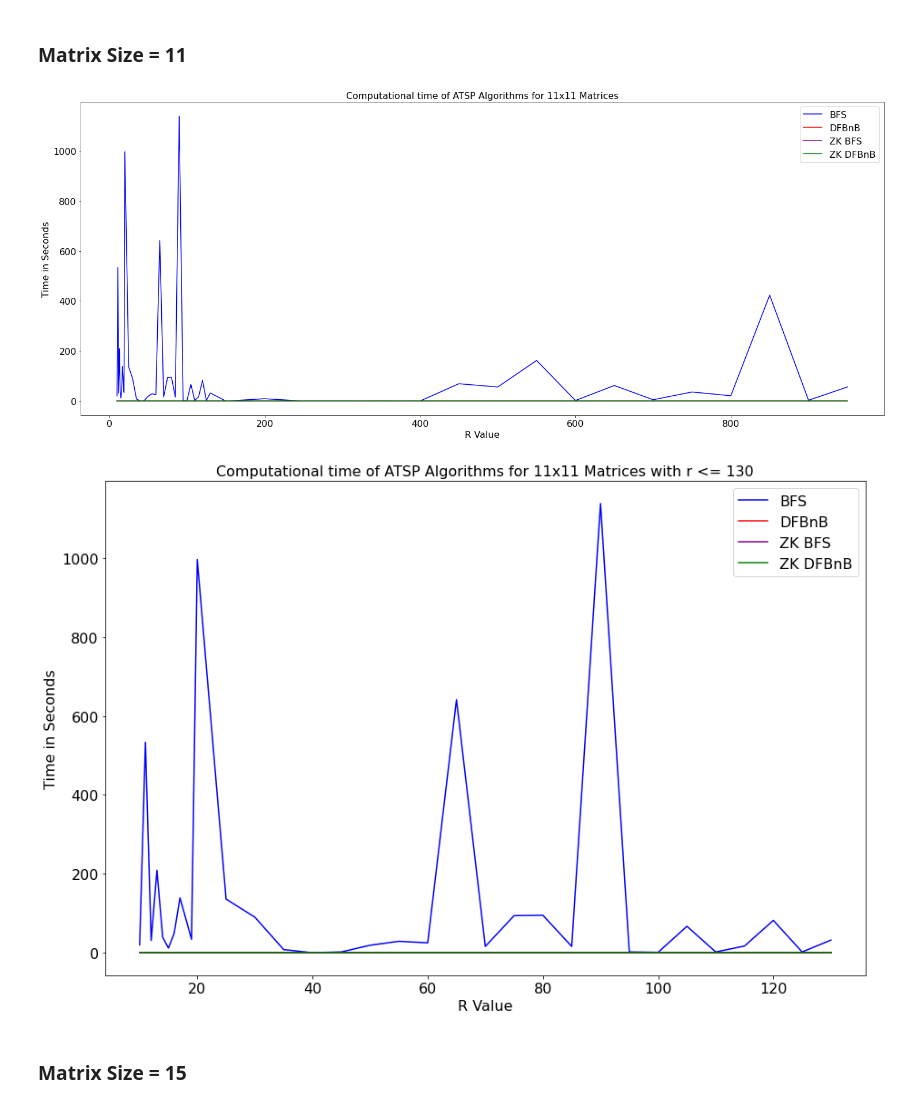
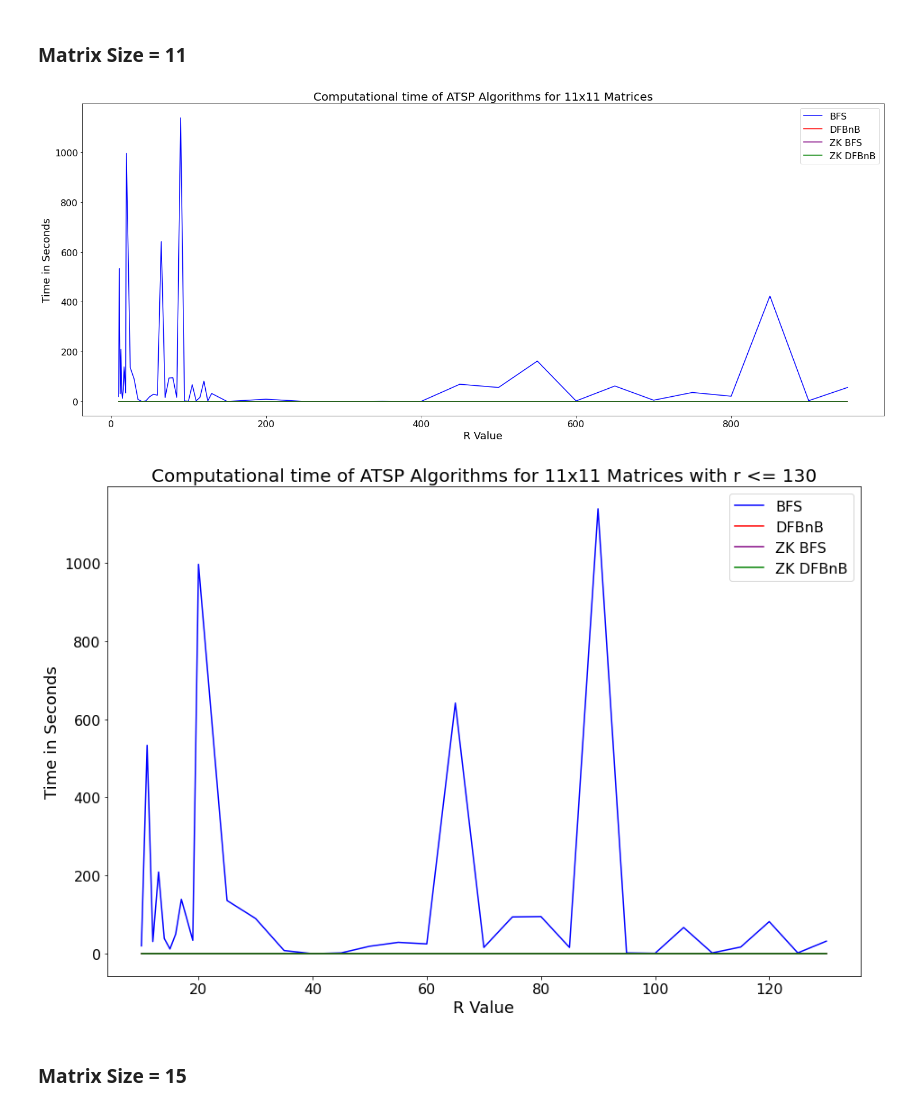
Before and after one commit to VU-Irakliy/ATSPZK, a Jupyter notebook: Results/Time_graphs.ipynb, the cells around one changed output. Cells and saved outputs as stored; diff of their text form; code cells hidden in the pictures.

```diff
--- a/Results/Time_graphs.ipynb
+++ b/Results/Time_graphs.ipynb
@@ -47,47 +47,47 @@ plt.plot(results, time_bfs, color = 'blue', label = 'BFS')
 plt.plot(results, time_dfbnb, color = 'red', label = 'DFBnB')
 plt.plot(results, time_zk_bfs, color = 'purple', label = 'ZK BFS')
 plt.plot(results, time_zk_dfbnb, color = 'green', label = 'ZK DFBnB')
-plt.xlabel("R Value", fontsize = 16)
-plt.ylabel('Time in Seconds', fontsize = 16)
-plt.title("Computational time of ATSP Algorithms for 11x11 Matrices", fontsize = 16)
+plt.xlabel("R Value", fontsize = 18)
+plt.ylabel('Time in Seconds', fontsize = 18)
+plt.title("Computational time of ATSP Algorithms for 11x11 Matrices", fontsize = 20)
 plt.legend()
 plt.show()
 # %% [output]
-[figure, old version]
+[figure, new version]
 # %%
 # results = [i[0] for i in results_dfbnb_1]
 # time_dfbnb = [i[1] for i in results_dfbnb_1]
 # time_bfs = [i[1] for i in results_bfs_1]
 # time_zk_dfbnb = [i[1] for i in results_zk_dfbnb_1]
 # time_zk_bfs = [i[1] for i in results_zk_bfs_1]
 # plt.rcParams['figure.figsize'] = [15, 10]
 # plt.plot(results, time_bfs, color = 'blue', label = 'BFS')
 # plt.plot(results, time_dfbnb, color = 'red', label = 'DFBnB')
 # plt.plot(results, time_zk_bfs, color = 'purple', label = 'ZK BFS')
 # plt.plot(results, time_zk_dfbnb, color = 'green', label = 'ZK DFBnB')
 # plt.xlabel("R Value", fontsize = 16)
 # plt.ylabel('Time in Seconds', fontsize = 16)
 # plt.title("Computational time of ATSP Algorithms for 11x11 Matrices ", fontsize = 16)
 # plt.legend()
 # plt.show()
 
 results = [i[0] for i in (results_dfbnb_1 + results_dfbnb_2)]
 time_dfbnb = [i[1] for i in (results_dfbnb_1 + results_dfbnb_2)]
 time_bfs = [i[1] for i in (results_bfs_1 + results_bfs_2)]
 time_zk_dfbnb = [i[1] for i in (results_zk_dfbnb_1 + results_zk_dfbnb_2)]
 time_zk_bfs = [i[1] for i in (results_zk_bfs_1 + results_zk_bfs_2)]
 plt.rcParams['figure.figsize'] = [15, 10]
 plt.plot(results, time_bfs, color = 'blue', label = 'BFS')
 plt.plot(results, time_dfbnb, color = 'red', label = 'DFBnB')
 plt.plot(results, time_zk_bfs, color = 'purple', label = 'ZK BFS')
 plt.plot(results, time_zk_dfbnb, color = 'green', label = 'ZK DFBnB')
-plt.xlabel("R Value", fontsize = 16)
-plt.ylabel('Time in Seconds', fontsize = 16)
-plt.title("Computational time of ATSP Algorithms for 11x11 Matrices with r <= 130", fontsize = 16)
+plt.xlabel("R Value", fontsize = 18)
+plt.ylabel('Time in Seconds', fontsize = 18)
+plt.title("Computational time of ATSP Algorithms for 11x11 Matrices with r <= 130", fontsize = 20)
 plt.legend()
 plt.show()
 # %% [output]
-[figure, old version]
+[figure, new version]
 # %%
 # results = [i[0] for i in results_dfbnb_2]
 # time_dfbnb = [i[1] for i in results_dfbnb_2]
```
Also changed, not shown: parts of 4 cells of this notebook, 6 other files.
